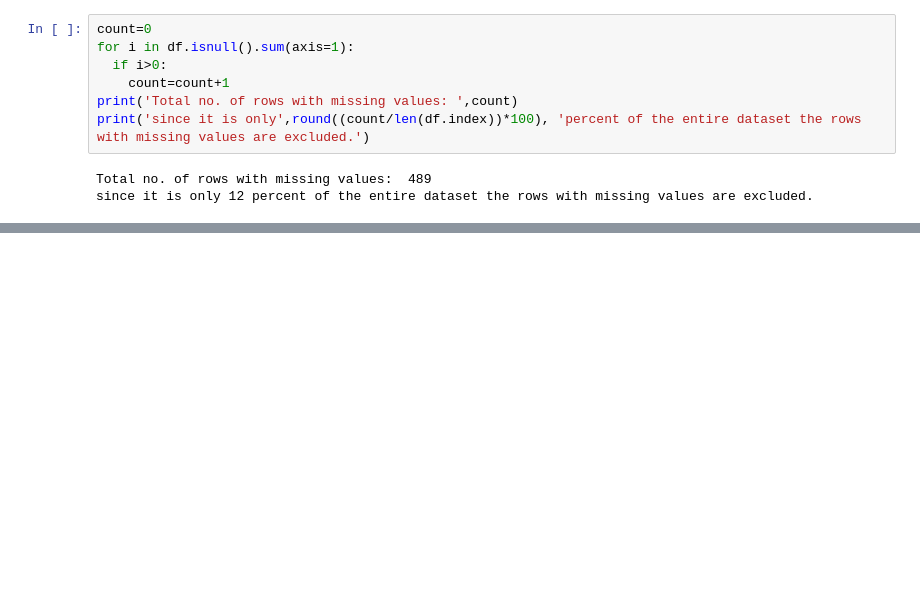
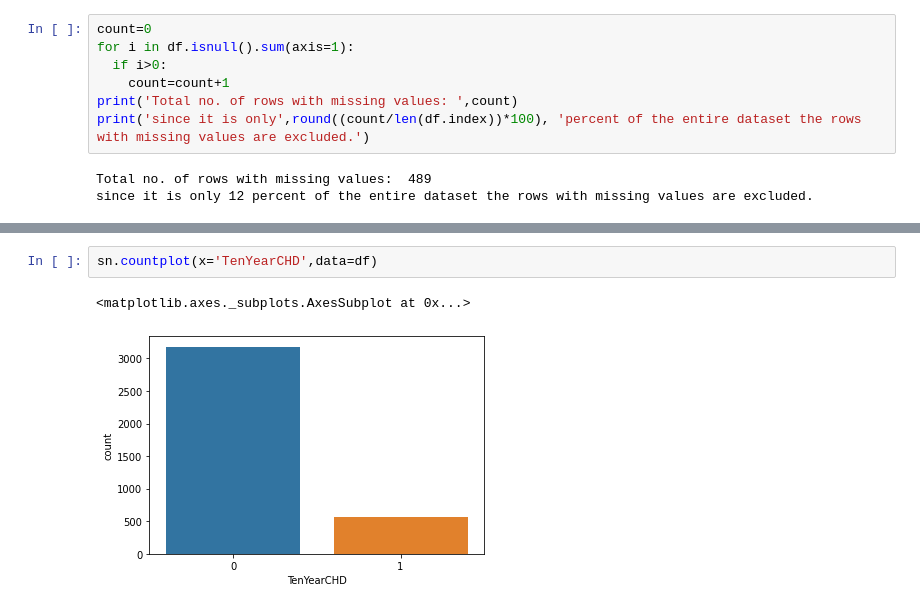
Before and after one commit to nirajgole/colab_research, a Jupyter notebook: Regression/dphi_predicting_heart_disease_using_logistic_regression.ipynb, the cells around one changed output, grey strips where cells are left out. Drawn from its saved outputs; the diff is of its cells as text; blank space fills up the shorter version.

```diff
--- a/Regression/dphi_predicting_heart_disease_using_logistic_regression.ipynb
+++ b/Regression/dphi_predicting_heart_disease_using_logistic_regression.ipynb
@@ -60 +82,6 @@ since it is only 12 percent of the entire dataset the rows with missing values a
+# %%
+sn.countplot(x='TenYearCHD',data=df)
+# %% [output]
+<matplotlib.axes._subplots.AxesSubplot at 0x...>
+[figure, added]
 # %%
```
Also changed, not shown: parts of 18 cells of this notebook.
